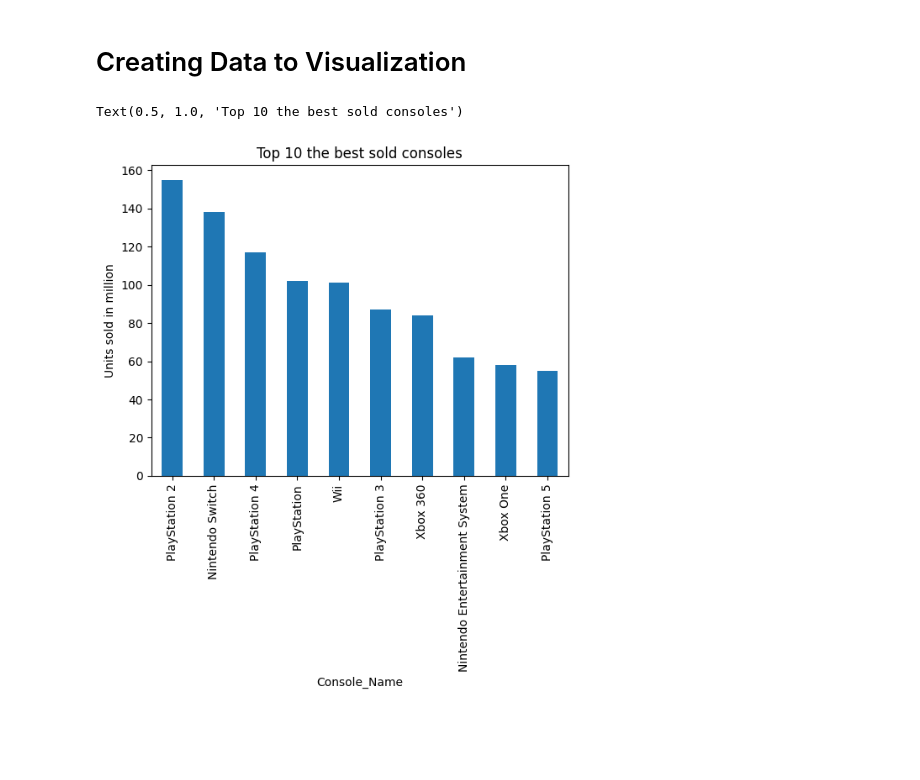
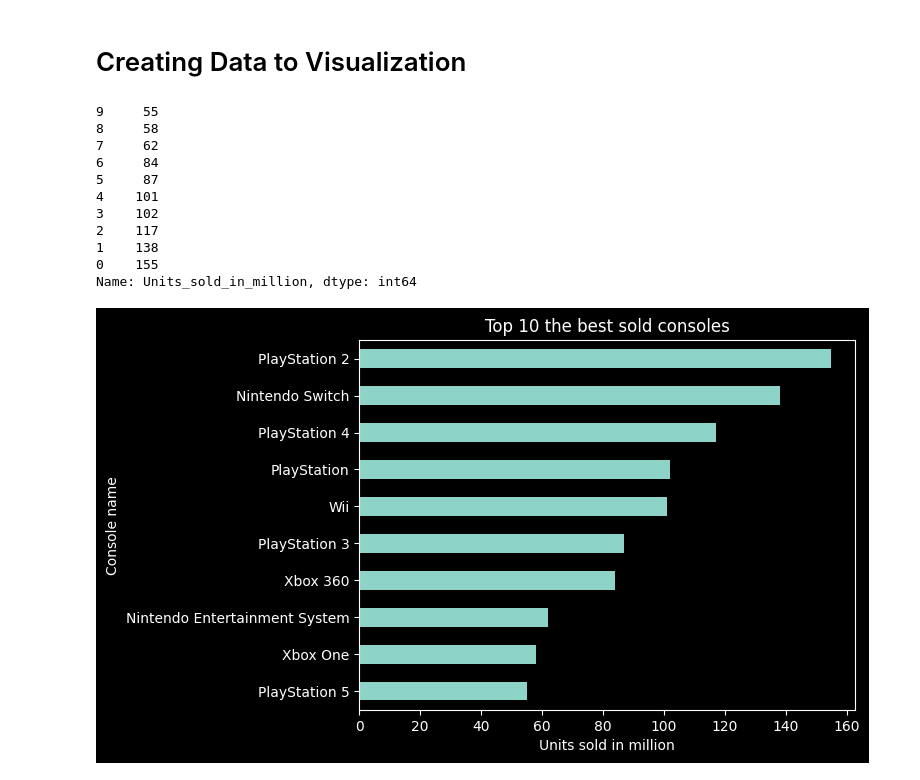
Before and after one commit to Gdyczko/Home_console_and_gaming_sales, a Jupyter notebook: Data_Visualisation.ipynb, the cells around one changed output. Saved outputs shown, nothing was run; the diff lists cells and outputs as text; code cells hidden in the pictures; blank space fills up the shorter version.

Commit message:
Configure first chart

```diff
--- a/Data_Visualisation.ipynb
+++ b/Data_Visualisation.ipynb
@@ -36,14 +36,29 @@ records = cursor.fetchall()
 df = pd.DataFrame(records)
 # %%
 df["Units_sold_in_million"] = df["Units_sold_in_million"].astype(int)
+# %%
+df['Units_sold_in_million'].sort_values(ascending = True)
+# %% [output]
+9     55
+8     58
+7     62
+6     84
+5     87
+4    101
+3    102
+2    117
+1    138
+0    155
+Name: Units_sold_in_million, dtype: int64
 # %%
-df.plot(x = "Console_Name", y = "Units_sold_in_million", kind = "bar")
-plt.ylabel("Units sold in million")
+df.sort_values("Units_sold_in_million", ascending=True).plot.barh(x = "Console_Name", y = 'Units_sold_in_million')
+plt.xlabel("Units sold in million")
+plt.ylabel("Console name")
 plt.legend().remove()
 plt.title("Top 10 the best sold consoles")
+plt.style.use('dark_background')
 # %% [output]
-Text(0.5, 1.0, 'Top 10 the best sold consoles')
-[figure, old version]
+[figure, new version]
 # %%
 top_10_Games = '''
 SELECT TOP 10 Game_Name,
```
Also changed, not shown: parts of 1 cell of this notebook.
